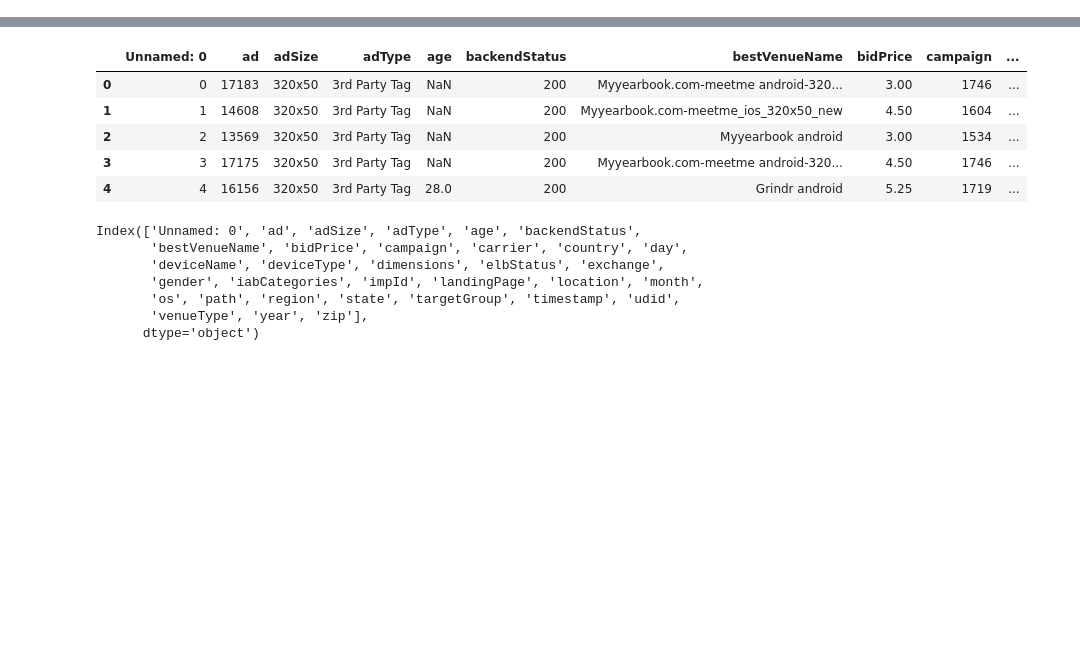
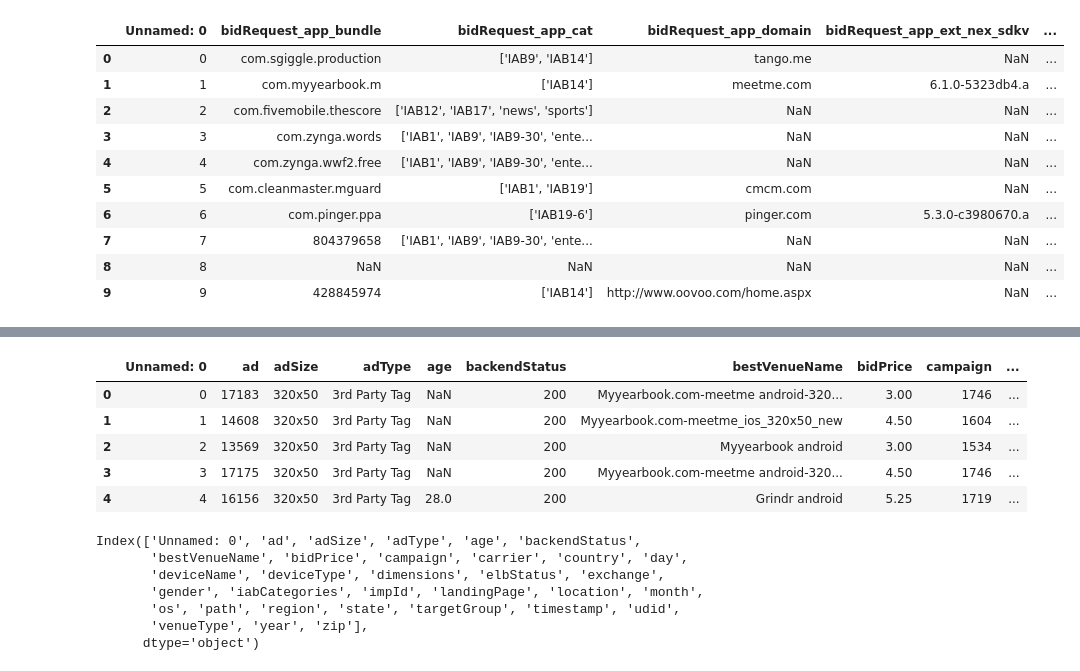
Before and after one commit to dl7631/Clicks, a Jupyter notebook: 1 Data Exploration Locally/Capstone Project Exploratory Data Analysis.ipynb, the cells around one changed output, grey strips where cells are left out. Saved outputs shown, nothing was run; the diff lists cells and outputs as text; code cells hidden in the pictures; blank space fills up the shorter version.

```diff
--- a/1 Data Exploration Locally/Capstone Project Exploratory Data Analysis.ipynb
+++ b/1 Data Exploration Locally/Capstone Project Exploratory Data Analysis.ipynb
@@ -10,0 +10,90 @@ bid_requests = pd.read_csv("./sample_bid_requests.csv")
+# %%
+def ImpressionParser(data):
+    return json.loads(data.replace("'", '"'))
+
+bid_requests = pd.read_csv("./sample_bid_requests.csv", converters={'bidRequest_imp': ImpressionParser})
+# %%
+def get_column(entry, colname):
+    if colname in entry.keys():
+        return entry[colname]
+    else:
+        return None
+
+def get_column_l2(entry, colname1, colname2):
+    if colname1 in entry.keys() and colname2 in entry[colname1].keys():
+        return entry[colname1][colname2]
+    else:
+        return None
+
+def get_column_l3(entry, colname1, colname2, colname3):
+    if colname1 in entry.keys() and colname2 in entry[colname1].keys() and colname3 in entry[colname1][colname2].keys():
+        return entry[colname1][colname2][colname3]
+    else:
+        return None
+
+def get_type(entry):
+    if 'video' in entry.keys() and 'banner' in entry.keys():
+        return 'video,banner'
+    elif 'video' in entry.keys():
+        return 'video'
+    elif 'banner' in entry.keys():
+        return 'banner'
+    else:
+        return None
+
+bid_requests['bidRequest_imp_type'] = bid_requests['bidRequest_imp'].apply(lambda x: get_type(x[0]))
+
+bid_requests['bidRequest_imp_id'] = bid_requests['bidRequest_imp'].apply(lambda x: get_column(x[0], 'id'))
+bid_requests['bidRequest_imp_instl'] = bid_requests['bidRequest_imp'].apply(lambda x: get_column(x[0], 'instl'))
+bid_requests['bidRequest_imp_bidfloor'] = bid_requests['bidRequest_imp'].apply(lambda x: x[0]['bidfloor'])
+bid_requests['bidRequest_imp_displaymanager'] = bid_requests['bidRequest_imp'].apply(lambda x: get_column(x[0], "displaymanager"))
+bid_requests['bidRequest_imp_displaymanagerver'] = bid_requests['bidRequest_imp'].apply(lambda x: get_column(x[0], "displaymanagerver"))
+bid_requests['bidRequest_imp_tagid'] = bid_requests['bidRequest_imp'].apply(lambda x: get_column(x[0], "tagid"))
+bid_requests['bidRequest_imp_secure'] = bid_requests['bidRequest_imp'].apply(lambda x: get_column(x[0], "secure"))
+
+bid_requests['bidRequest_imp_video_linearity'] = bid_requests['bidRequest_imp'].apply(lambda x: get_column_l2(x[0], "video", "linearity"))
+bid_requests['bidRequest_imp_video_w'] = bid_requests['bidRequest_imp'].apply(lambda x: get_column_l2(x[0], "video", "w"))
+bid_requests['bidRequest_imp_video_h'] = bid_requests['bidRequest_imp'].apply(lambda x: get_column_l2(x[0], "video", "h"))
+bid_requests['bidRequest_imp_video_minduration'] = bid_requests['bidRequest_imp'].apply(lambda x: get_column_l2(x[0], "video", "minduration"))
+bid_requests['bidRequest_imp_video_maxduration'] = bid_requests['bidRequest_imp'].apply(lambda x: get_column_l2(x[0], "video", "maxduration"))
+bid_requests['bidRequest_imp_video_maxbitrate'] = bid_requests['bidRequest_imp'].apply(lambda x: get_column_l2(x[0], "video", "maxbitrate"))
+bid_requests['bidRequest_imp_video_mimes'] = bid_requests['bidRequest_imp'].apply(lambda x: get_column_l2(x[0], "video", "mimes"))
+bid_requests['bidRequest_imp_video_startdelay'] = bid_requests['bidRequest_imp'].apply(lambda x: get_column_l2(x[0], "video", "startdelay"))
+bid_requests['bidRequest_imp_video_pos'] = bid_requests['bidRequest_imp'].apply(lambda x: get_column_l2(x[0], "video", "pos"))
+bid_requests['bidRequest_imp_video_api'] = bid_requests['bidRequest_imp'].apply(lambda x: get_column_l2(x[0], "video", "api"))
+bid_requests['bidRequest_imp_video_battr'] = bid_requests['bidRequest_imp'].apply(lambda x: get_column_l2(x[0], "video", "battr"))
+bid_requests['bidRequest_imp_video_companiontype'] = bid_requests['bidRequest_imp'].apply(lambda x: get_column_l2(x[0], "video", "companiontype"))
+bid_requests['bidRequest_imp_video_protocols'] = bid_requests['bidRequest_imp'].apply(lambda x: get_column_l2(x[0], "video", "protocols"))
+bid_requests['bidRequest_imp_video_playbackmethod'] = bid_requests['bidRequest_imp'].apply(lambda x: get_column_l2(x[0], "video", "playbackmethod"))
+bid_requests['bidRequest_imp_video_ext_skipoffset'] = bid_requests['bidRequest_imp'].apply(lambda x: get_column_l3(x[0], "video", "ext", "skipoffset"))
+bid_requests['bidRequest_imp_video_ext_skippable'] = bid_requests['bidRequest_imp'].apply(lambda x: get_column_l3(x[0], "video", "ext", "skippable"))
+
+bid_requests['bidRequest_imp_banner_api'] = bid_requests['bidRequest_imp'].apply(lambda x: get_column_l2(x[0], "banner", "api"))
+bid_requests['bidRequest_imp_banner_w'] = bid_requests['bidRequest_imp'].apply(lambda x: get_column_l2(x[0], "banner", "w"))
+bid_requests['bidRequest_imp_banner_h'] = bid_requests['bidRequest_imp'].apply(lambda x: get_column_l2(x[0], "banner", "h"))
+bid_requests['bidRequest_imp_banner_pos'] = bid_requests['bidRequest_imp'].apply(lambda x: get_column_l2(x[0], "banner", "pos"))
+bid_requests['bidRequest_imp_banner_battr'] = bid_requests['bidRequest_imp'].apply(lambda x: get_column_l2(x[0], "banner", "battr"))
+bid_requests['bidRequest_imp_banner_btype'] = bid_requests['bidRequest_imp'].apply(lambda x: get_column_l2(x[0], "banner", "btype"))
+
+bid_requests['bidRequest_imp_pmp_deals'] = bid_requests['bidRequest_imp'].apply(lambda x: get_column_l2(x[0], "pmp", "deals"))
+
+bid_requests['bidRequest_imp_ext_brsrclk'] = bid_requests['bidRequest_imp'].apply(lambda x: get_column_l2(x[0], "ext", "brsrclk"))
+bid_requests['bidRequest_imp_ext_dlp'] = bid_requests['bidRequest_imp'].apply(lambda x: get_column_l2(x[0], "ext", "dlp"))
+bid_requests['bidRequest_imp_ext_nex_screen'] = bid_requests['bidRequest_imp'].apply(lambda x: get_column_l2(x[0], "ext", "nex_screen"))
+bid_requests['bidRequest_imp_ext_nex_sd'] = bid_requests['bidRequest_imp'].apply(lambda x: get_column_l2(x[0], "ext", "nex_sd"))
+#bid_requests['bidRequest_imp_ext_strictbannersize'] = bid_requests['bidRequest_imp'].apply(lambda x: get_column_l2(x[0], "ext", "strictbannersize"))
+
+pd.options.display.max_columns = 100
+bid_requests.head(10)
+# %% [output]
+|  | Unnamed: 0 | bidRequest_app_bundle | bidRequest_app_cat | bidRequest_app_domain | bidRequest_app_ext_nex_sdkv | ... |
+| 0 | 0 | com.sgiggle.production | ['IAB9', 'IAB14'] | tango.me | NaN | ... |
+| 1 | 1 | com.myyearbook.m | ['IAB14'] | meetme.com | 6.1.0-5323db4.a | ... |
+| 2 | 2 | com.fivemobile.thescore | ['IAB12', 'IAB17', 'news', 'sports'] | NaN | NaN | ... |
+| 3 | 3 | com.zynga.words | ['IAB1', 'IAB9', 'IAB9-30', 'ente... | NaN | NaN | ... |
+| 4 | 4 | com.zynga.wwf2.free | ['IAB1', 'IAB9', 'IAB9-30', 'ente... | NaN | NaN | ... |
+| 5 | 5 | com.cleanmaster.mguard | ['IAB1', 'IAB19'] | cmcm.com | NaN | ... |
+| 6 | 6 | com.pinger.ppa | ['IAB19-6'] | pinger.com | 5.3.0-c3980670.a | ... |
+| 7 | 7 | 804379658 | ['IAB1', 'IAB9', 'IAB9-30', 'ente... | NaN | NaN | ... |
+| 8 | 8 | NaN | NaN | NaN | NaN | ... |
+| 9 | 9 | 428845974 | ['IAB14'] | http://www.oovoo.com/home.aspx | NaN | ... |
```
Also changed, not shown: parts of 7 cells of this notebook.
